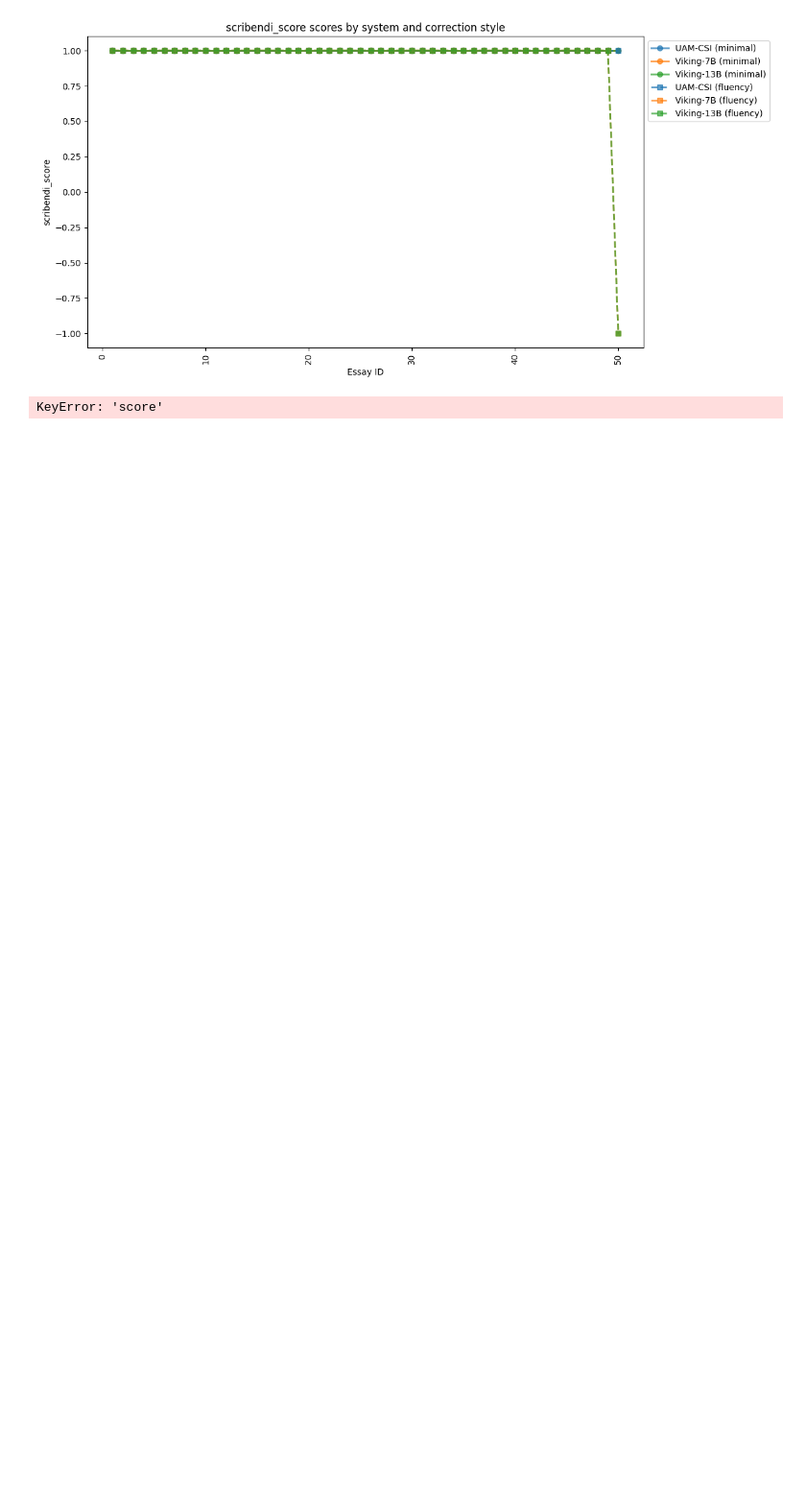
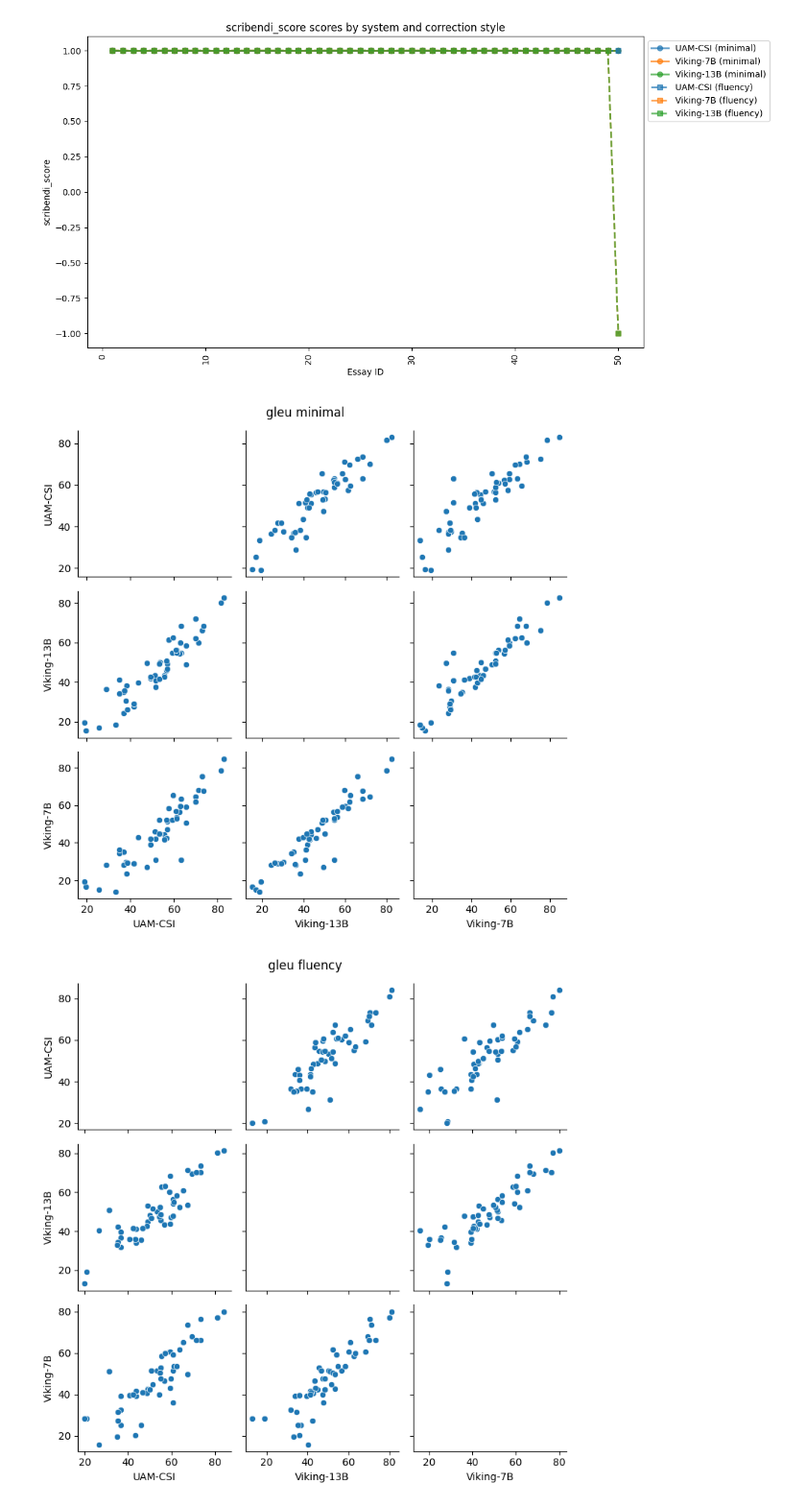
Before and after one commit to kraft242/da231x, a Jupyter notebook: evaluate/plot.ipynb, the cells around one changed output. Shown at 96% size. Drawn from its saved outputs; the diff is of its cells as text; code cells hidden in the pictures; blank space fills up the shorter version.

```diff
--- a/evaluate/plot.ipynb
+++ b/evaluate/plot.ipynb
@@ -162,10 +162,10 @@ pairwise_df['essay_id'] = pairwise_df['essay_id']
 score_cols = ['gleu', 'precision', 'recall', 'f0.5', 'scribendi_score']
 
 # Determine all systems and assign them distinct colors
-systems = pairwise_df['system'].unique()
+comparison_systems = pairwise_df['system'].unique()
 color_palette = plt.get_cmap('tab10')
 system_color_map = {
-    system: color_palette(i % 10) for i, system in enumerate(systems)
+    system: color_palette(i % 10) for i, system in enumerate(comparison_systems)
 }
 
 # Define line styles and markers by correction_style
@@ -186,7 +186,7 @@ for score in score_cols:
     for style in styles:
         style_subset = pairwise_df[pairwise_df['correction_style'] == style]
 
-        for system in systems:
+        for system in comparison_systems:
             sys_data = style_subset[
                 style_subset['system'] == system
             ].sort_values(by='essay_id')
@@ -206,7 +206,7 @@ for score in score_cols:
     ax.set_title(f"{score} scores by system and correction style")
     ax.set_xlabel("Essay ID")
     ax.set_ylabel(score)
-    #ax.grid(True)
+    # ax.grid(True)
     ax.legend(loc='upper left', bbox_to_anchor=(1, 1))
     plt.xticks(rotation=90)
     plt.tight_layout()
@@ -225,38 +225,51 @@ for score in score_cols:
 #    id_vars=[styles_label, team_label, "essay_id"],
 #    var_name="score_type",
 #    value_name="score"
 # )
 # pairwise_long["essay_id"] = pairwise_long["essay_id"].astype(str)
 # Filter to only the relevant score columns + correction_style
 score_cols = ['gleu', 'precision', 'recall', 'f0.5', 'scribendi_score']
 plot_df = pairwise_df[score_cols + ['correction_style']].copy()
 
 styles = pairwise_df["correction_style"].unique()
 teams = pairwise_df["system"].unique()
 for score in score_cols:
-    # score_pivot = pairwise_df.pivot(
-    #    index="system",
-    #    columns="system",
-    #    values="score"
-    # )
-    score_df = pairwise_df[["system", "correction_style", score]]
+    score_subset = pairwise_df[
+        ["essay_id", "system", "correction_style", score]
+    ]
+    for style in styles:
+        style_subset = score_subset[score_subset["correction_style"] == style]
+        style_pivot = style_subset.pivot(
+            index="essay_id",
+            columns="system",
+            values=score
+        )
+        sns.pairplot(
+            style_pivot,
+            diag_kind="None",
+        )
+        plt.suptitle(f"{score} {style}")
+        plt.tight_layout()
+        plt.show()
+    # score_df = pairwise_df[["system", "correction_style", score]]
     # TODO: Finish
 
-sns.pairplot(pairwise_df)
+# sns.pairplot(pairwise_df)
 
 # Create pairplot with seaborn
 # sns.pairplot(
 #    plot_df,
 #    hue='correction_style',
 #    palette='Set2',
 #    diag_kind='kde',  # or 'hist'
 #    plot_kws={'alpha': 0.7, 's': 40},  # transparency & point size
 #    corner=True  # Optional: omit mirrored plots
 # )
 #
 # plt.suptitle("Pairwise Score Comparisons by Correction Style",
 #             fontsize=16, y=1.02)
 # plt.tight_layout()
 # plt.show()
 # %% [output]
-KeyError: 'score'
+[figure, added]
+[figure, added]
```
Also changed, not shown: parts of 2 cells of this notebook.
